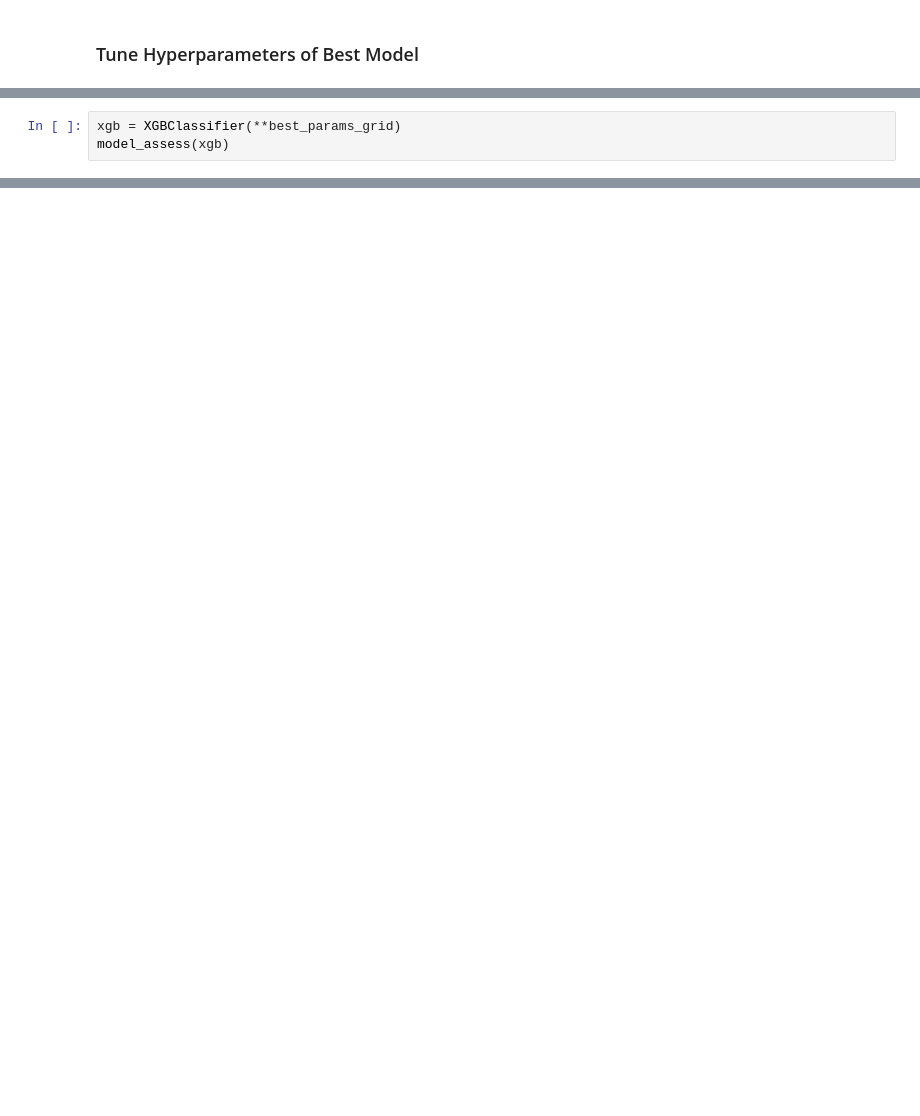
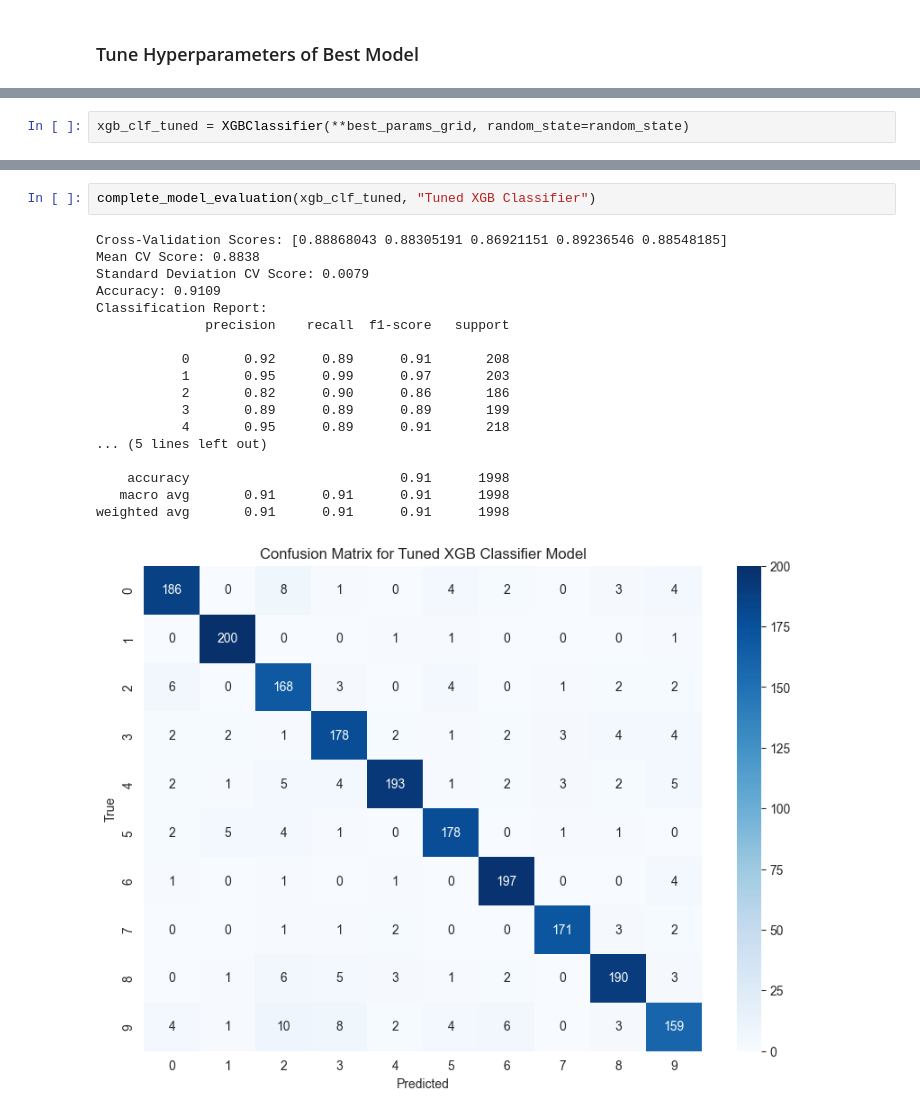
Before and after one commit to griffinr/MusicClassificationModels, a Jupyter notebook: Supervised_Learning_Models.ipynb, the cells around one changed output, grey strips where cells are left out. Saved outputs shown, nothing was run; the diff lists cells and outputs as text; blank space fills up the shorter version.

```diff
--- a/Supervised_Learning_Models.ipynb
+++ b/Supervised_Learning_Models.ipynb
@@ -139,3 +140,2 @@ Best parameters found by GridSearchCV: {'colsample_bytree': 0.6, 'gamma': 0, 'le
 # %%
-xgb = XGBClassifier(**best_params_grid)
-model_assess(xgb)
+xgb_clf_tuned = XGBClassifier(**best_params_grid, random_state=random_state)
@@ -162,0 +195,21 @@ def complete_model_evaluation():
+# %%
+complete_model_evaluation(xgb_clf_tuned, "Tuned XGB Classifier")
+# %% [output]
+Cross-Validation Scores: [0.88868043 0.88305191 0.86921151 0.89236546 0.88548185]
+Mean CV Score: 0.8838
+Standard Deviation CV Score: 0.0079
+Accuracy: 0.9109
+Classification Report:
+              precision    recall  f1-score   support
+
+           0       0.92      0.89      0.91       208
+           1       0.95      0.99      0.97       203
+           2       0.82      0.90      0.86       186
+           3       0.89      0.89      0.89       199
+           4       0.95      0.89      0.91       218
+... (5 lines left out)
+
+    accuracy                           0.91      1998
+   macro avg       0.91      0.91      0.91      1998
+weighted avg       0.91      0.91      0.91      1998
+[figure, added]
```
Also changed, not shown: parts of 9 cells of this notebook.
